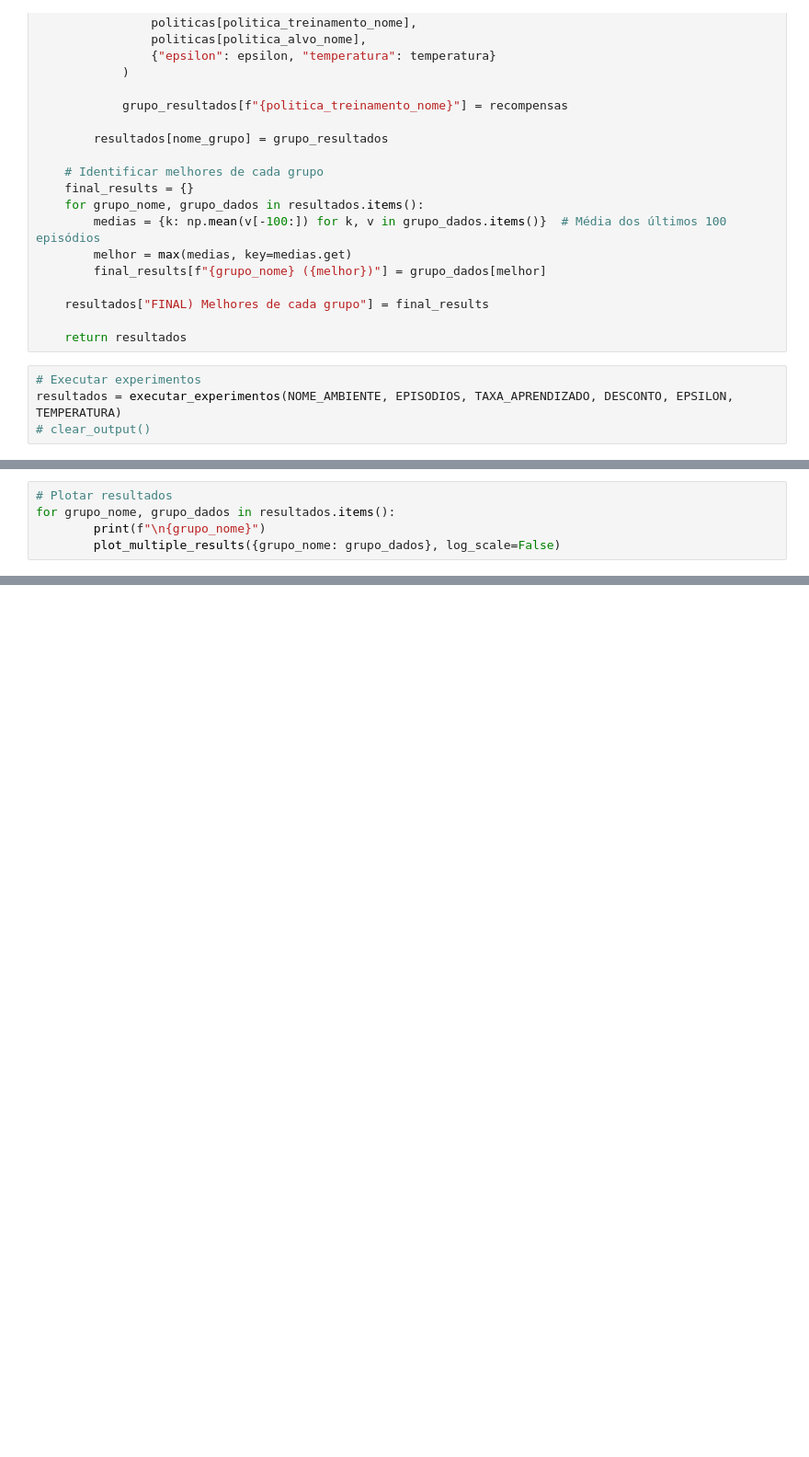
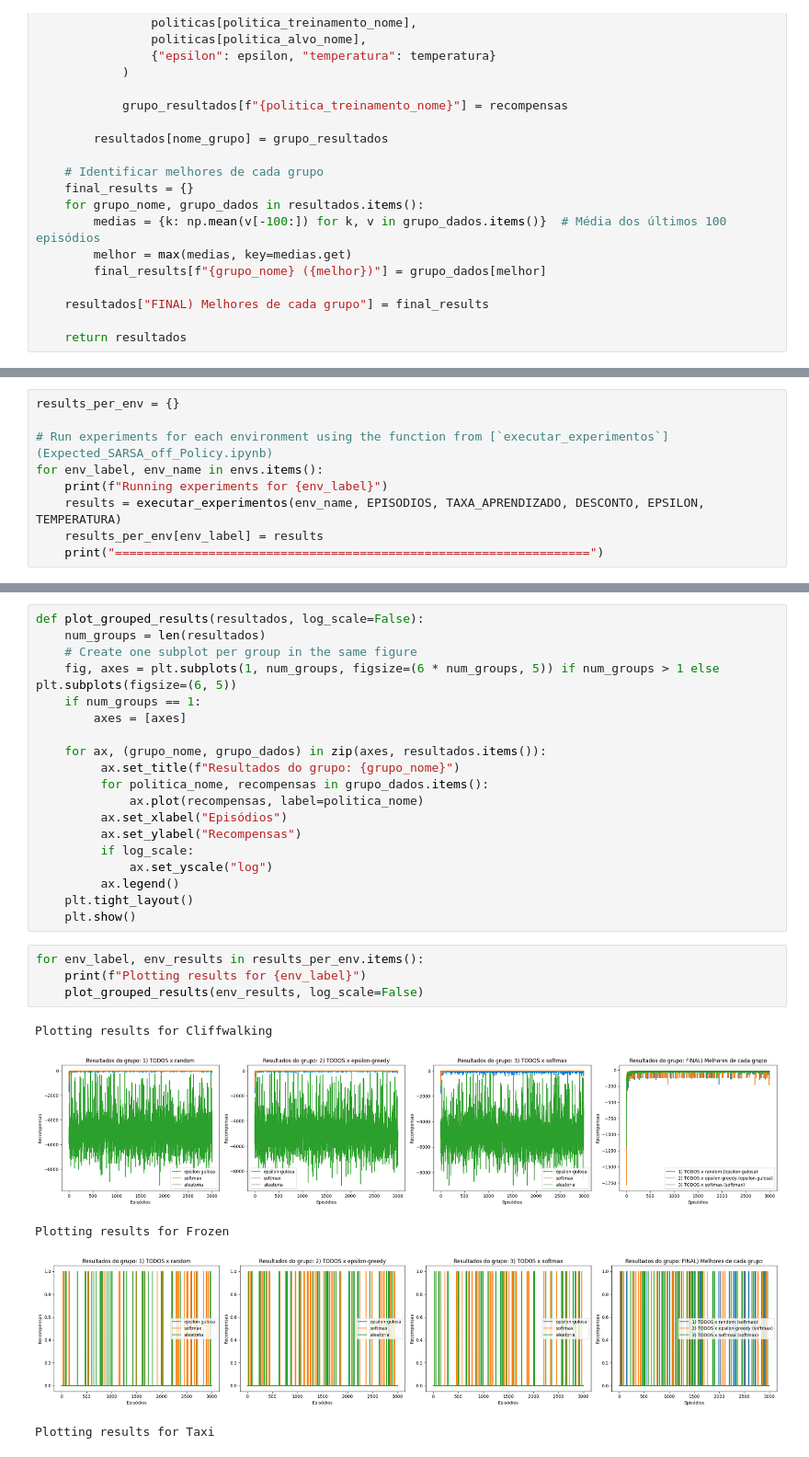
Before and after one commit to SteffanoP/rl-expected-sarsa-offpolicy, a Jupyter notebook: Expected_SARSA_off_Policy.ipynb, the cells around one changed output, grey strips where cells are left out. Shown at 92% size. Saved outputs shown, nothing was run; the diff lists cells and outputs as text; blank space fills up the shorter version.

Commit message:
feat: add environments to benchmark

```diff
--- a/Expected_SARSA_off_Policy.ipynb
+++ b/Expected_SARSA_off_Policy.ipynb
@@ -146,7 +154,3 @@ def executar_experimentos(nome_ambiente, episodios, taxa_aprendizado, desconto,
     resultados["FINAL) Melhores de cada grupo"] = final_results
 
     return resultados
-# %%
-# Executar experimentos
-resultados = executar_experimentos(NOME_AMBIENTE, EPISODIOS, TAXA_APRENDIZADO, DESCONTO, EPSILON, TEMPERATURA)
-# clear_output()
@@ -161,5 +156,0 @@ KeyboardInterrupt:
-# %%
-# Plotar resultados
-for grupo_nome, grupo_dados in resultados.items():
-        print(f"\n{grupo_nome}")
-        plot_multiple_results({grupo_nome: grupo_dados}, log_scale=False)
@@ -174,0 +157,9 @@ FINAL) Melhores de cada grupo
+# %%
+results_per_env = {}
+
+# Run experiments for each environment using the function from [`executar_experimentos`](Expected_SARSA_off_Policy.ipynb)
+for env_label, env_name in envs.items():
+    print(f"Running experiments for {env_label}")
+    results = executar_experimentos(env_name, EPISODIOS, TAXA_APRENDIZADO, DESCONTO, EPSILON, TEMPERATURA)
+    results_per_env[env_label] = results
+    print("==================================================================")
@@ -174,0 +202,29 @@ FINAL) Melhores de cada grupo
+# %%
+def plot_grouped_results(resultados, log_scale=False):
+    num_groups = len(resultados)
+    # Create one subplot per group in the same figure
+    fig, axes = plt.subplots(1, num_groups, figsize=(6 * num_groups, 5)) if num_groups > 1 else plt.subplots(figsize=(6, 5))
+    if num_groups == 1:
+        axes = [axes]
+
+    for ax, (grupo_nome, grupo_dados) in zip(axes, resultados.items()):
+         ax.set_title(f"Resultados do grupo: {grupo_nome}")
+         for politica_nome, recompensas in grupo_dados.items():
+             ax.plot(recompensas, label=politica_nome)
+         ax.set_xlabel("Episódios")
+         ax.set_ylabel("Recompensas")
+         if log_scale:
+             ax.set_yscale("log")
+         ax.legend()
+    plt.tight_layout()
+    plt.show()
+# %%
+for env_label, env_results in results_per_env.items():
+    print(f"Plotting results for {env_label}")
+    plot_grouped_results(env_results, log_scale=False)
+# %% [output]
+Plotting results for Cliffwalking
+[figure, added]
+Plotting results for Frozen
+[figure, added]
+Plotting results for Taxi
```
Also changed, not shown: parts of 5 cells of this notebook, 4 other files.
